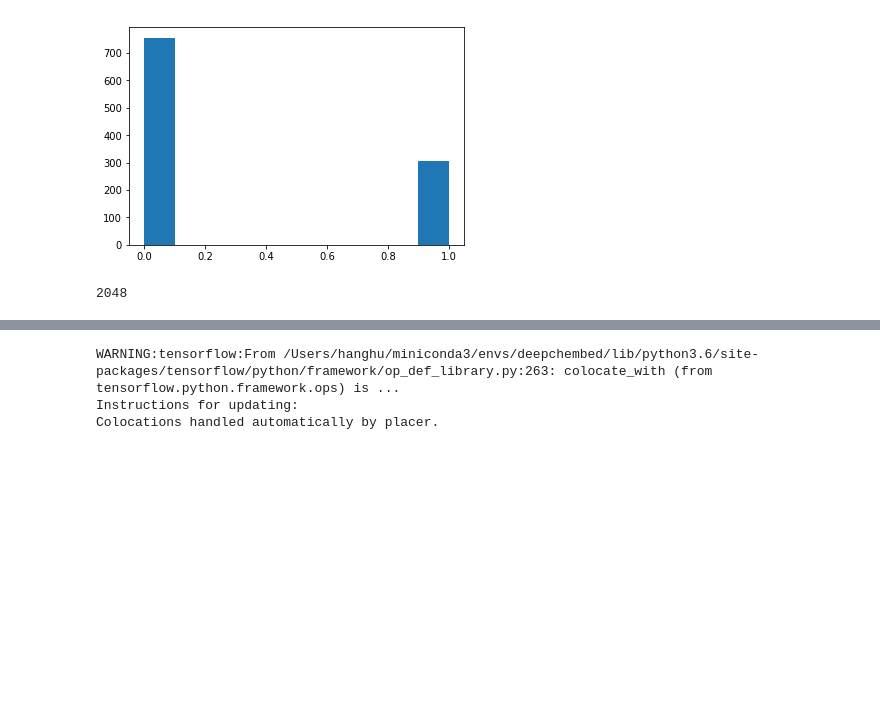
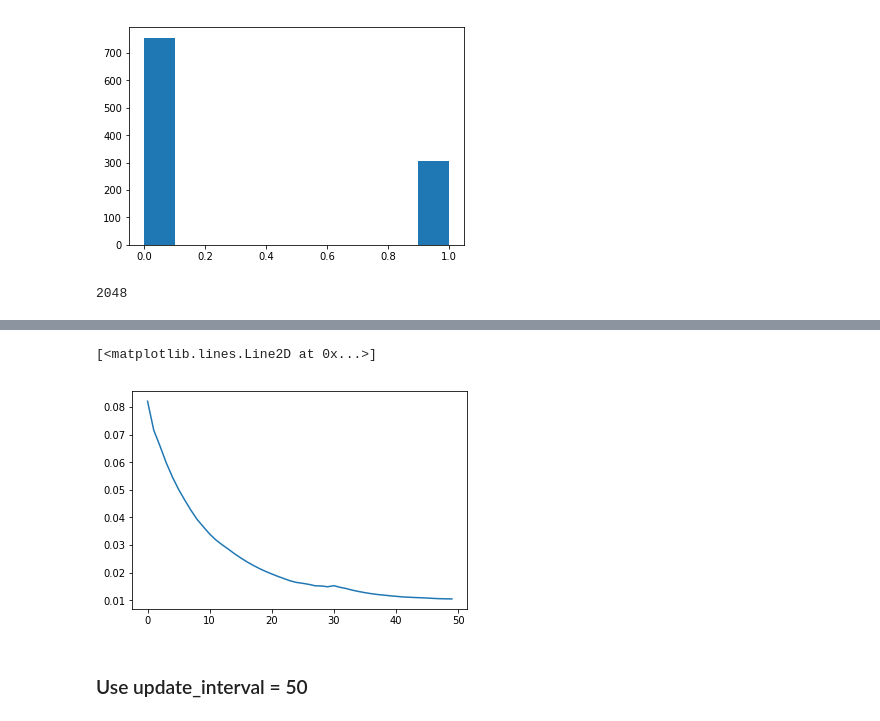
Before and after one commit to chembed/DeepChEmbed, a Jupyter notebook: deepchembed/notebook_scripts/dce_fingerprints.ipynb, the cells around one changed output, grey strips where cells are left out. Saved outputs shown, nothing was run; the diff lists cells and outputs as text; code cells hidden in the pictures; blank space fills up the shorter version.

```diff
--- a/deepchembed/notebook_scripts/dce_fingerprints.ipynb
+++ b/deepchembed/notebook_scripts/dce_fingerprints.ipynb
@@ -33,0 +36,5 @@ len(fps[0])
+# %%
+dims =[2048,1028,128]
+autoencoder = DAE(dims, act='relu')
+autoencoder.build_model(norm=False)
+history = autoencoder.train_model(fps, norm_feature=False, epochs=50)
@@ -34,11 +59,14 @@ len(fps[0])
+# %%
+plt.plot(history.history['loss'])
+# %% [output]
+[<matplotlib.lines.Line2D at 0x...>]
+[figure, added]
+# %% [markdown]
+### Use update_interval = 50
 # %%
-autoencoder_dims = [2048,512,128]
-dce = DCE(autoencoder_dims, n_clusters=2, update_interval=50)
-dce.build_model()
+autoencoder_dims = [2048,1028,128]
+dce = DCE(autoencoder_dims, n_clusters=2, update_interval=50, clustering_tol=1e-3)
+dce.build_model(norm=False, act='relu')
-# %% [output]
-WARNING:tensorflow:From /Users/hanghu/miniconda3/envs/deepchembed/lib/python3.6/site-packages/tensorflow/python/framework/op_def_library.py:263: colocate_with (from tensorflow.python.framework.ops) is ...
-Instructions for updating:
-Colocations handled automatically by placer.
 # %%
 dce.model.summary()
 # %% [output]
```
Also changed, not shown: parts of 18 cells of this notebook, 2 other files.
